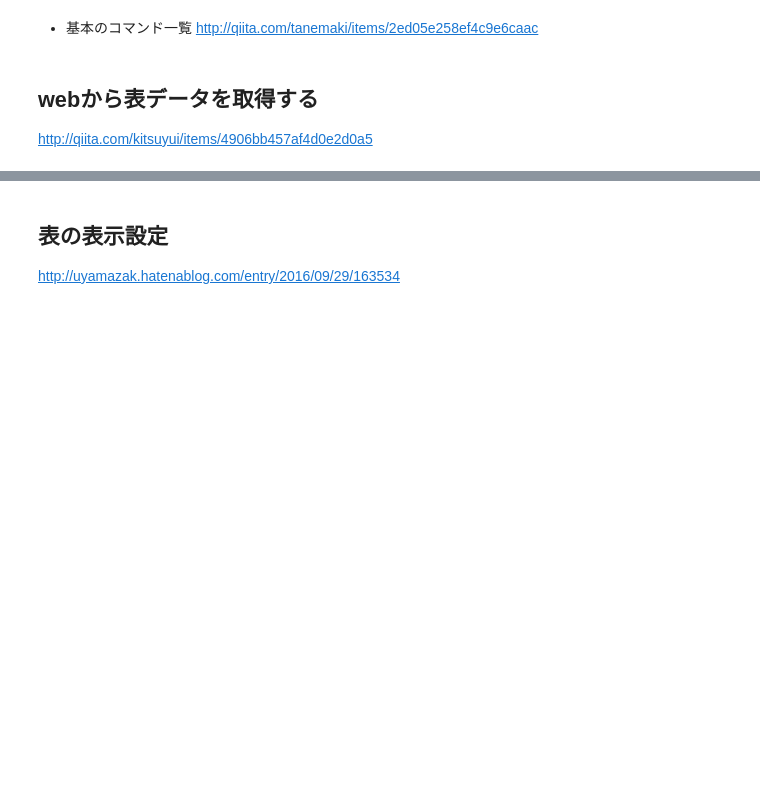
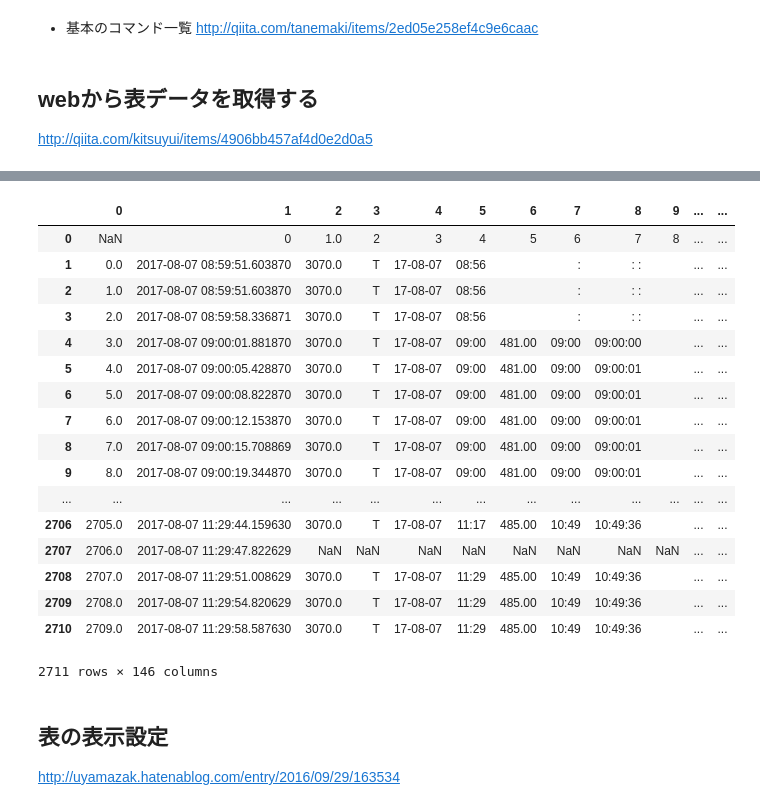
Before and after one commit to myao9494/tanukichi_env, a Jupyter notebook: 992_howto/howto.ipynb, the cells around one changed output, grey strips where cells are left out. Drawn from its saved outputs; the diff is of its cells as text; code cells hidden in the pictures; blank space fills up the shorter version.

```diff
--- a/992_howto/howto.ipynb
+++ b/992_howto/howto.ipynb
@@ -169,3 +194,26 @@ df.to_csv('heisei19to26.csv')
+# %%
+df=pd.read_csv("3070am20170807.csv", header=None, encoding="shift-jis")
+# %%
+df
+# %% [output]
+|  | 0 | 1 | 2 | 3 | 4 | 5 | 6 | 7 | 8 | 9 | ... | ... |
+| 0 | NaN | 0 | 1.0 | 2 | 3 | 4 | 5 | 6 | 7 | 8 | ... | ... |
+| 1 | 0.0 | 2017-08-07 08:59:51.603870 | 3070.0 | T | 17-08-07 | 08:56 |  | : | : : |  | ... | ... |
+| 2 | 1.0 | 2017-08-07 08:59:51.603870 | 3070.0 | T | 17-08-07 | 08:56 |  | : | : : |  | ... | ... |
+| 3 | 2.0 | 2017-08-07 08:59:58.336871 | 3070.0 | T | 17-08-07 | 08:56 |  | : | : : |  | ... | ... |
+| 4 | 3.0 | 2017-08-07 09:00:01.881870 | 3070.0 | T | 17-08-07 | 09:00 | 481.00 | 09:00 | 09:00:00 |  | ... | ... |
+| 5 | 4.0 | 2017-08-07 09:00:05.428870 | 3070.0 | T | 17-08-07 | 09:00 | 481.00 | 09:00 | 09:00:01 |  | ... | ... |
+| 6 | 5.0 | 2017-08-07 09:00:08.822870 | 3070.0 | T | 17-08-07 | 09:00 | 481.00 | 09:00 | 09:00:01 |  | ... | ... |
+| 7 | 6.0 | 2017-08-07 09:00:12.153870 | 3070.0 | T | 17-08-07 | 09:00 | 481.00 | 09:00 | 09:00:01 |  | ... | ... |
+| 8 | 7.0 | 2017-08-07 09:00:15.708869 | 3070.0 | T | 17-08-07 | 09:00 | 481.00 | 09:00 | 09:00:01 |  | ... | ... |
+| 9 | 8.0 | 2017-08-07 09:00:19.344870 | 3070.0 | T | 17-08-07 | 09:00 | 481.00 | 09:00 | 09:00:01 |  | ... | ... |
+| ... | ... | ... | ... | ... | ... | ... | ... | ... | ... | ... | ... | ... |
+| 2706 | 2705.0 | 2017-08-07 11:29:44.159630 | 3070.0 | T | 17-08-07 | 11:17 | 485.00 | 10:49 | 10:49:36 |  | ... | ... |
+| 2707 | 2706.0 | 2017-08-07 11:29:47.822629 | NaN | NaN | NaN | NaN | NaN | NaN | NaN | NaN | ... | ... |
+| 2708 | 2707.0 | 2017-08-07 11:29:51.008629 | 3070.0 | T | 17-08-07 | 11:29 | 485.00 | 10:49 | 10:49:36 |  | ... | ... |
+| 2709 | 2708.0 | 2017-08-07 11:29:54.820629 | 3070.0 | T | 17-08-07 | 11:29 | 485.00 | 10:49 | 10:49:36 |  | ... | ... |
+| 2710 | 2709.0 | 2017-08-07 11:29:58.587630 | 3070.0 | T | 17-08-07 | 11:29 | 485.00 | 10:49 | 10:49:36 |  | ... | ... |
+2711 rows × 146 columns
 # %% [markdown]
 ## 表の表示設定
 http://uyamazak.hatenablog.com/entry/2016/09/29/163534
```
Also changed, not shown: parts of 23 cells of this notebook, 11 other files.
